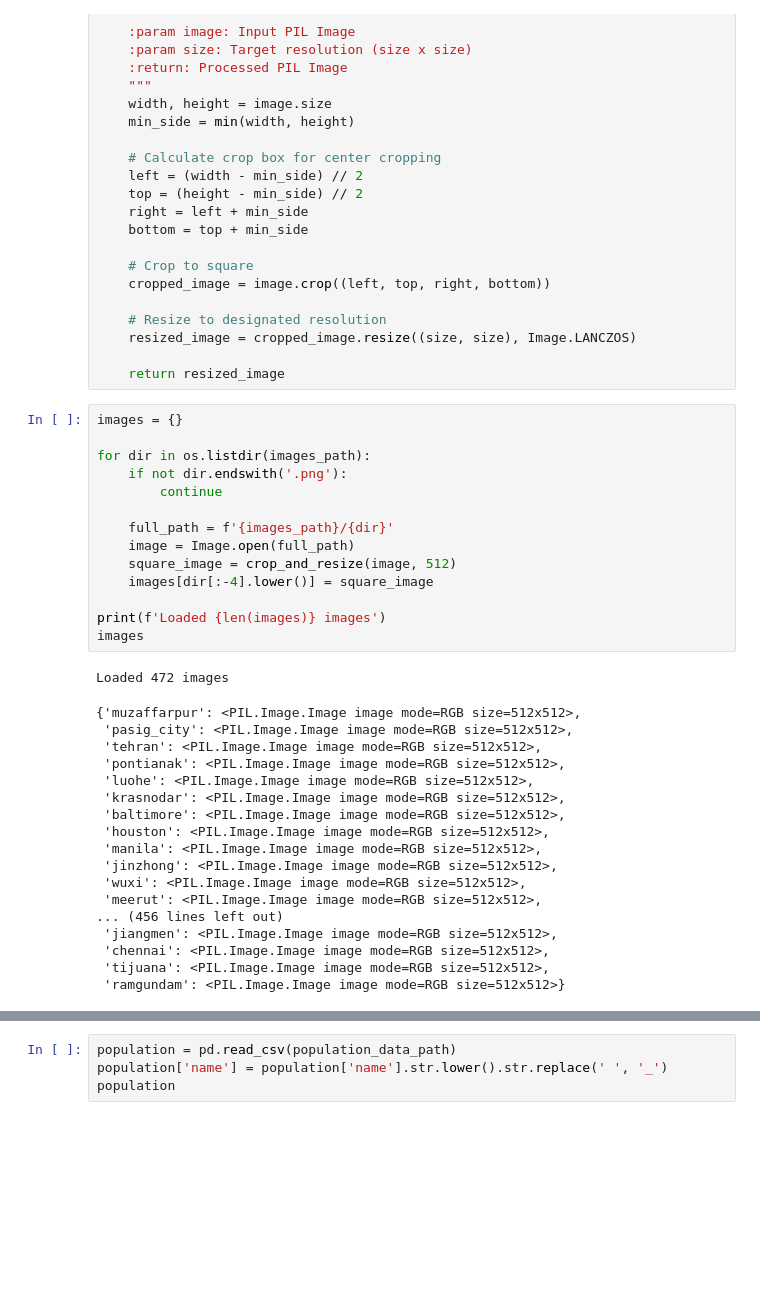
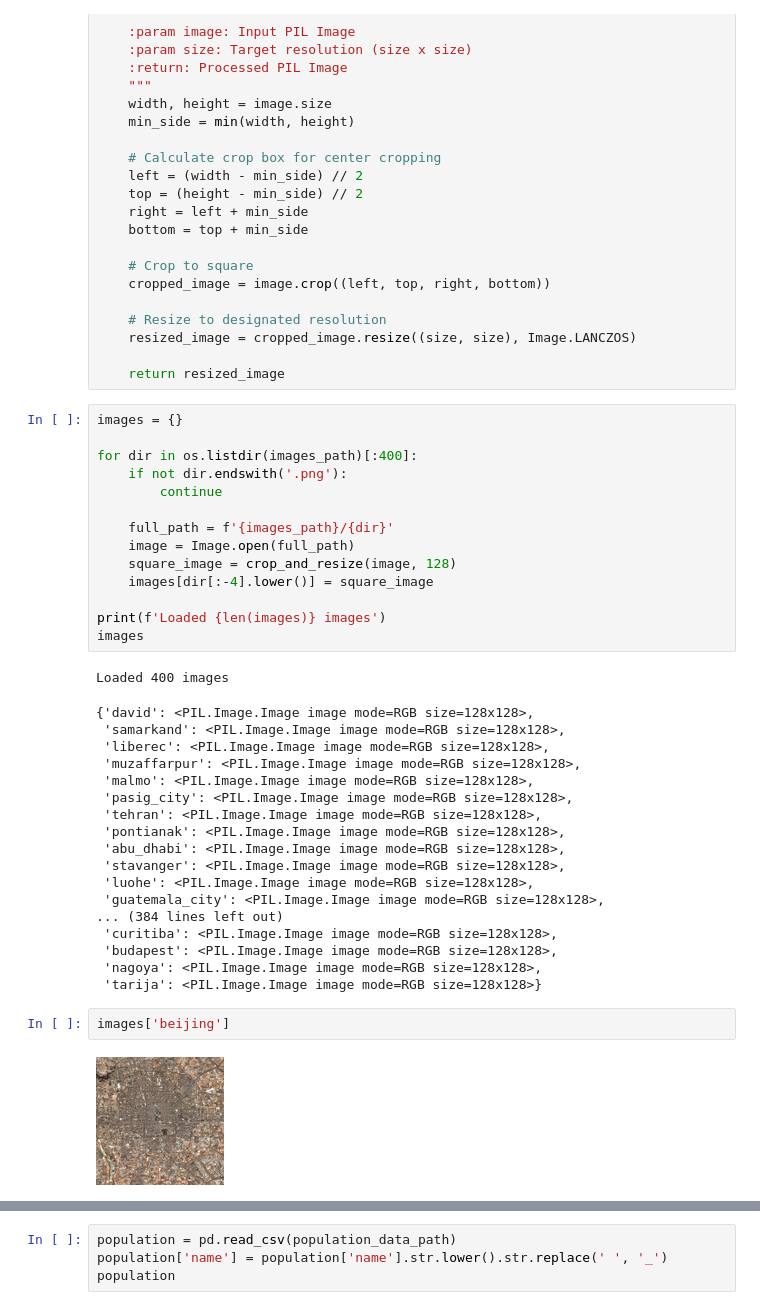
Before and after one commit to eo-agh/daes-project-2425-slodziaki-bystrzaki, a Jupyter notebook: models/neural_networks.ipynb, the cells around one changed output, grey strips where cells are left out. Drawn from its saved outputs; the diff is of its cells as text; blank space fills up the shorter version.

```diff
--- a/models/neural_networks.ipynb
+++ b/models/neural_networks.ipynb
@@ -35,36 +41,40 @@ def crop_and_resize(image: Image.Image, size: int) -> Image.Image:
 # %%
 images = {}
 
-for dir in os.listdir(images_path):
+for dir in os.listdir(images_path)[:400]:
     if not dir.endswith('.png'):
         continue
 
     full_path = f'{images_path}/{dir}'
     image = Image.open(full_path)
-    square_image = crop_and_resize(image, 512)
+    square_image = crop_and_resize(image, 128)
     images[dir[:-4].lower()] = square_image
 
 print(f'Loaded {len(images)} images')
 images
 # %% [output]
-Loaded 472 images
+Loaded 400 images
-{'muzaffarpur': <PIL.Image.Image image mode=RGB size=512x512>,
- 'pasig_city': <PIL.Image.Image image mode=RGB size=512x512>,
- 'tehran': <PIL.Image.Image image mode=RGB size=512x512>,
- 'pontianak': <PIL.Image.Image image mode=RGB size=512x512>,
- 'luohe': <PIL.Image.Image image mode=RGB size=512x512>,
- 'krasnodar': <PIL.Image.Image image mode=RGB size=512x512>,
- 'baltimore': <PIL.Image.Image image mode=RGB size=512x512>,
- 'houston': <PIL.Image.Image image mode=RGB size=512x512>,
- 'manila': <PIL.Image.Image image mode=RGB size=512x512>,
- 'jinzhong': <PIL.Image.Image image mode=RGB size=512x512>,
- 'wuxi': <PIL.Image.Image image mode=RGB size=512x512>,
- 'meerut': <PIL.Image.Image image mode=RGB size=512x512>,
-... (456 lines left out)
- 'jiangmen': <PIL.Image.Image image mode=RGB size=512x512>,
- 'chennai': <PIL.Image.Image image mode=RGB size=512x512>,
- 'tijuana': <PIL.Image.Image image mode=RGB size=512x512>,
- 'ramgundam': <PIL.Image.Image image mode=RGB size=512x512>}
+{'david': <PIL.Image.Image image mode=RGB size=128x128>,
+ 'samarkand': <PIL.Image.Image image mode=RGB size=128x128>,
+ 'liberec': <PIL.Image.Image image mode=RGB size=128x128>,
+ 'muzaffarpur': <PIL.Image.Image image mode=RGB size=128x128>,
+ 'malmo': <PIL.Image.Image image mode=RGB size=128x128>,
+ 'pasig_city': <PIL.Image.Image image mode=RGB size=128x128>,
+ 'tehran': <PIL.Image.Image image mode=RGB size=128x128>,
+ 'pontianak': <PIL.Image.Image image mode=RGB size=128x128>,
+ 'abu_dhabi': <PIL.Image.Image image mode=RGB size=128x128>,
+ 'stavanger': <PIL.Image.Image image mode=RGB size=128x128>,
+ 'luohe': <PIL.Image.Image image mode=RGB size=128x128>,
+ 'guatemala_city': <PIL.Image.Image image mode=RGB size=128x128>,
+... (384 lines left out)
+ 'curitiba': <PIL.Image.Image image mode=RGB size=128x128>,
+ 'budapest': <PIL.Image.Image image mode=RGB size=128x128>,
+ 'nagoya': <PIL.Image.Image image mode=RGB size=128x128>,
+ 'tarija': <PIL.Image.Image image mode=RGB size=128x128>}
+# %%
+images['beijing']
+# %% [output]
+[figure, added]
 # %%
 images_df = pd.DataFrame.from_dict(images, orient='index', columns=['image'])
 images_df = images_df.reset_index().rename(columns={'index': 'name'})
```
Also changed, not shown: parts of 20 cells of this notebook, 1 other file.
